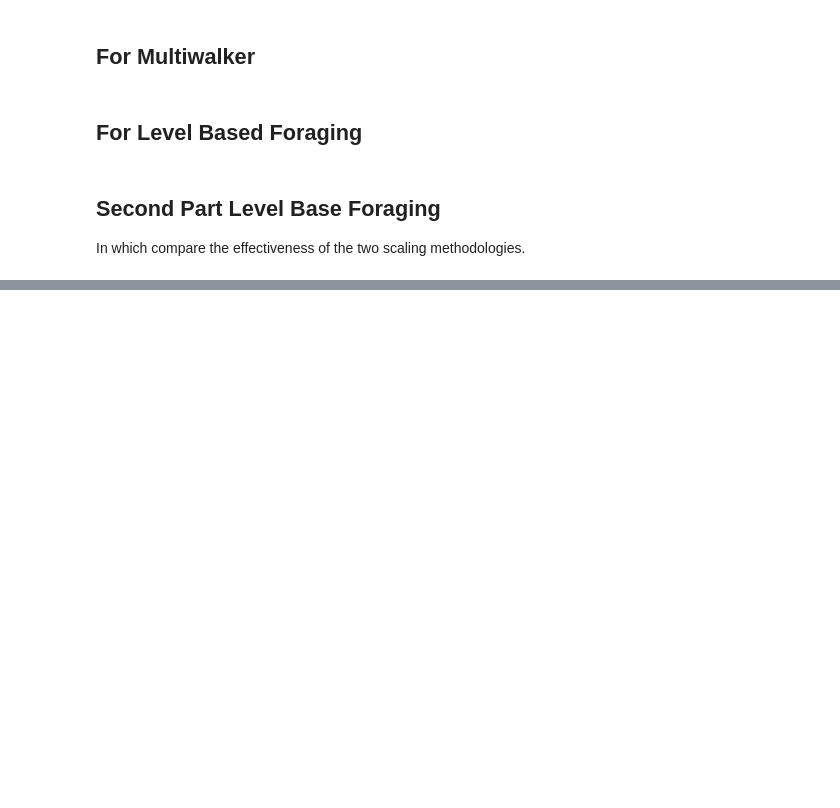
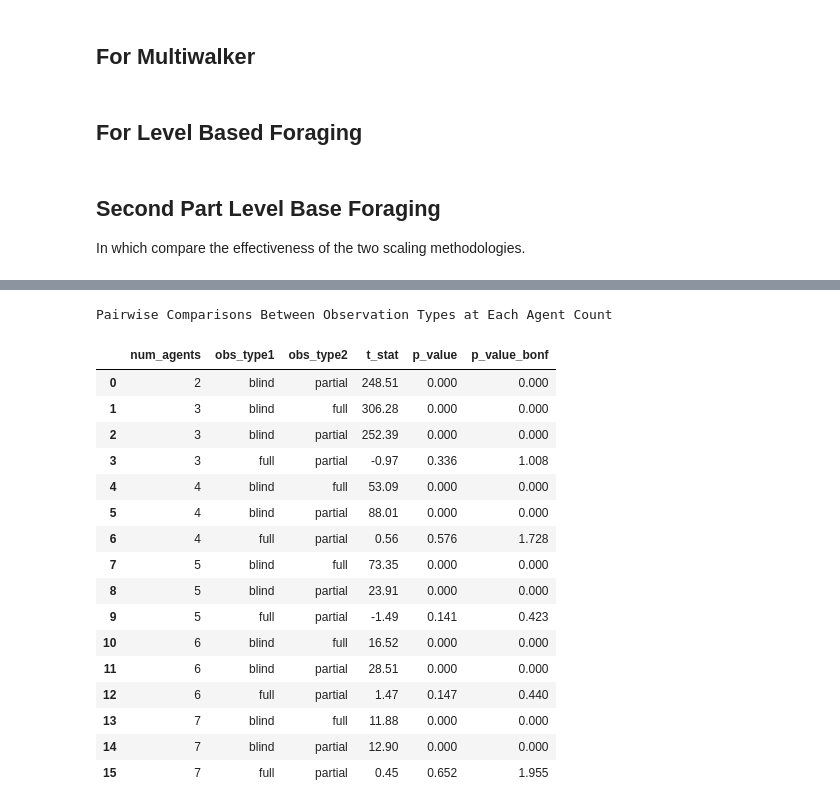
Before and after one commit to bhosley/Schoolwork, a Jupyter notebook: Drafts/C1 - Vector Check/data/data.ipynb, the cells around one changed output, grey strips where cells are left out. Saved outputs shown, nothing was run; the diff lists cells and outputs as text; code cells hidden in the pictures; blank space fills up the shorter version.

```diff
--- a/Drafts/C1 - Vector Check/data/data.ipynb
+++ b/Drafts/C1 - Vector Check/data/data.ipynb
@@ -291,8 +336,8 @@ fig.show()
 data = []
 for num_agents in range(4,8):
     base_x, base_mean, retrain_results = plot_avg_retrain(
-        num_agents, env="Multiwalker", show=False, pre_agents=3,
-        path=['multiwalker_history.csv','tune_multiwalker_history.csv','multiwalker-2_history.csv']
+        num_agents, env="Multiwalker", show=False, write=False, pre_agents=3,
+        path=['multiwalker_history.csv','tune_multiwalker_history.csv','multiwalker-2_history.csv','walker-sup_history.csv']
         )
     z = base_mean.values.min()
     base_mean = base_mean.values - z
@@ -300,14 +345,15 @@ for num_agents in range(4,8):
     for steps in retrain_results.steps_pretrained.unique():
         if steps < 200:
             res = retrain_results[retrain_results.steps_pretrained==steps
-                                ]['per_agent_erm']
+                                ]['per_agent_erm'].values - z
             # a = int(steps/num_agents)
             # b = a+len(res)
             a = int(steps/num_agents) # Number of base steps
             b = min(a+len(res), len(base_mean))
 
             # dif = res.values - base_mean[a:b].values
-            dif = res[:b-a] - base_mean[a:b]
+            #dif =  base_mean[a:b] - res[:b-a]
+            dif =   res[:b-a] - base_mean[a:b]
             auc = dif.cumsum().max() * num_agents
             data.append({
                 'Number of Agents': num_agents,
@@ -386,12 +438,13 @@ for num_agents in range(3,8):
         path=['foraging-base_history.csv','forage-scale-2_history.csv'],
         write=False,
         )
-    base_mean = base_mean.values
+    z = base_mean.values.min()
+    base_mean = base_mean.values - z
 
     for steps in retrain_results.steps_pretrained.unique():
         if steps < 500:
             res = retrain_results[retrain_results.steps_pretrained==steps
-                                ]['per_agent_erm'].values
+                                ]['per_agent_erm'].values - z
             a = int(steps/num_agents)
             b = min(a+len(res), len(base_mean))
             dif = res[:b-a] - base_mean[a:b]
@@ -408,7 +461,7 @@ import plotly.express as px
 df = pd.DataFrame(data)
 piv = df.pivot(index="Number of Agents", columns="Steps Pretrained")
 
-fig = px.imshow(piv.values/piv.values.max(), text_auto=True, title="Area Between Curves",
+fig = px.imshow(piv.values, text_auto=True, title="Area Between Curves",
                 labels=dict(x="Steps Pretrained", y="Number of Agents"),
                 color_continuous_scale='RdBu',
                 x=[f"{s}" for _,s in piv.columns.values],
@@ -492,0 +728,57 @@ base_x, base_mean, retrain_results = plot_avg_retrain(
+# %%
+from scipy import stats
+from itertools import combinations
+# ---------------------------
+# Pairwise Comparisons between Observation Types for Each Fixed Agent Count
+# ---------------------------
+# For each agent count, we compare the AUC distributions between different observation types.
+results = []
+for num_agents, group in df_auc.groupby('num_agents'):
+    obs_types = group['obs_type'].unique()
+    for obs1, obs2 in combinations(obs_types, 2):
+        data1 = group[group['obs_type'] == obs1]['auc']
+        data2 = group[group['obs_type'] == obs2]['auc']
+        t_stat, p_value = stats.ttest_ind(data1, data2)
+        results.append({
+            'num_agents': num_agents,
+            'obs_type1': obs1,
+            'obs_type2': obs2,
+            't_stat': t_stat,
+            'p_value': p_value
+        })
+
+results_df = pd.DataFrame(results)
+# Apply Bonferroni correction: multiply each p-value by the total number of tests
+m = len(results_df)
+results_df['p_value_bonf'] = results_df['p_value'] * 3#m
+results_df['p_value_bonf'] = results_df['p_value_bonf']#.apply(lambda x: min(x, 1.0))
+
+# print("\nPairwise comparisons between observation types (using AUC) at each agent count:")
+# print(results_df)
+
+styled_table = results_df.style.format({
+    "t_stat": "{:.2f}",
+    "p_value": "{:.3f}",
+    "p_value_bonf": "{:.3f}"
+}).set_caption("Pairwise Comparisons Between Observation Types at Each Agent Count")
+
+styled_table
+# %% [output]
+Pairwise Comparisons Between Observation Types at Each Agent Count
+|  | num_agents | obs_type1 | obs_type2 | t_stat | p_value | p_value_bonf |
+| 0 | 2 | blind | partial | 248.51 | 0.000 | 0.000 |
+| 1 | 3 | blind | full | 306.28 | 0.000 | 0.000 |
+| 2 | 3 | blind | partial | 252.39 | 0.000 | 0.000 |
+| 3 | 3 | full | partial | -0.97 | 0.336 | 1.008 |
+| 4 | 4 | blind | full | 53.09 | 0.000 | 0.000 |
+| 5 | 4 | blind | partial | 88.01 | 0.000 | 0.000 |
+| 6 | 4 | full | partial | 0.56 | 0.576 | 1.728 |
+| 7 | 5 | blind | full | 73.35 | 0.000 | 0.000 |
+| 8 | 5 | blind | partial | 23.91 | 0.000 | 0.000 |
+| 9 | 5 | full | partial | -1.49 | 0.141 | 0.423 |
+| 10 | 6 | blind | full | 16.52 | 0.000 | 0.000 |
+| 11 | 6 | blind | partial | 28.51 | 0.000 | 0.000 |
+| 12 | 6 | full | partial | 1.47 | 0.147 | 0.440 |
+| 13 | 7 | blind | full | 11.88 | 0.000 | 0.000 |
+| 14 | 7 | blind | partial | 12.90 | 0.000 | 0.000 |
+| 15 | 7 | full | partial | 0.45 | 0.652 | 1.955 |
```
Also changed, not shown: parts of 20 cells of this notebook, 3 other files.
